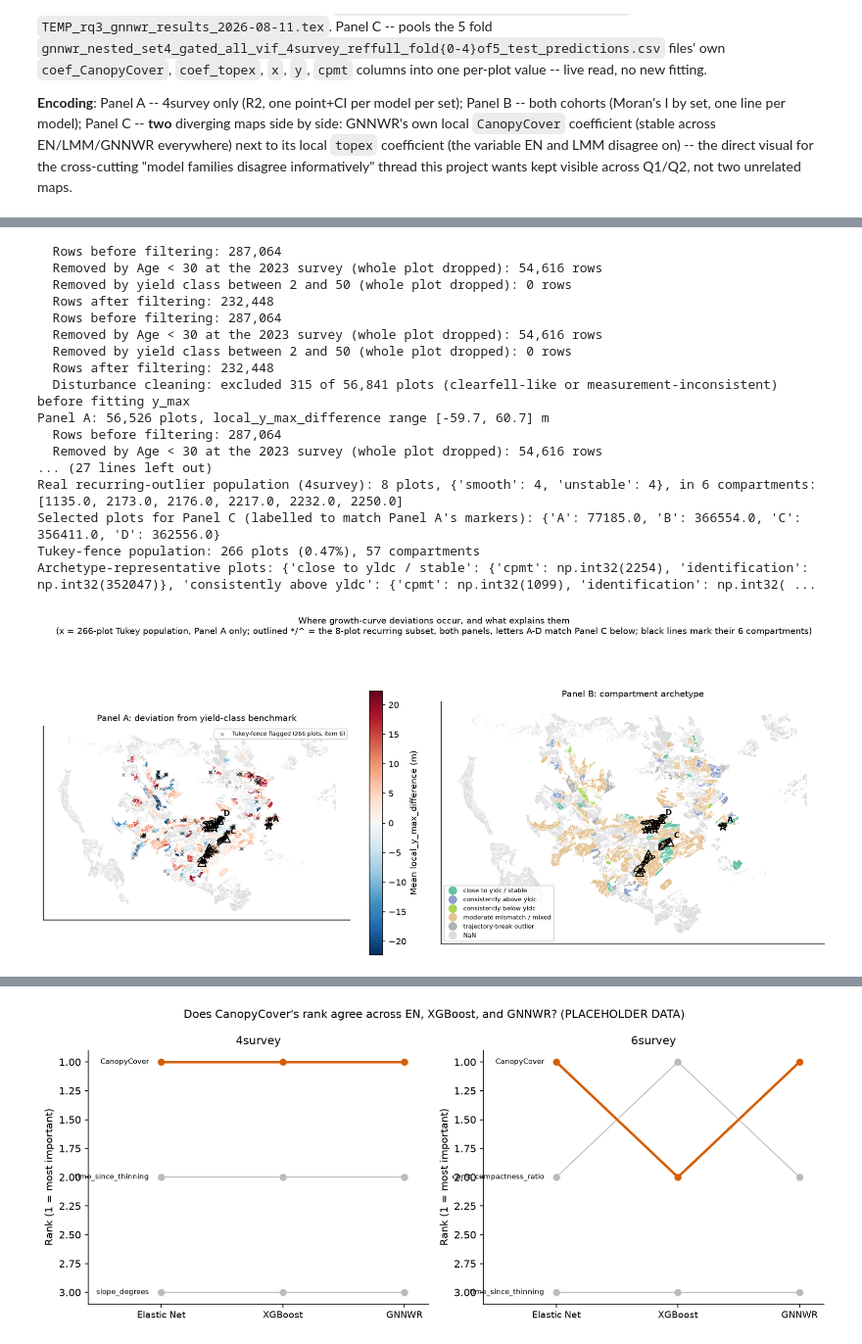
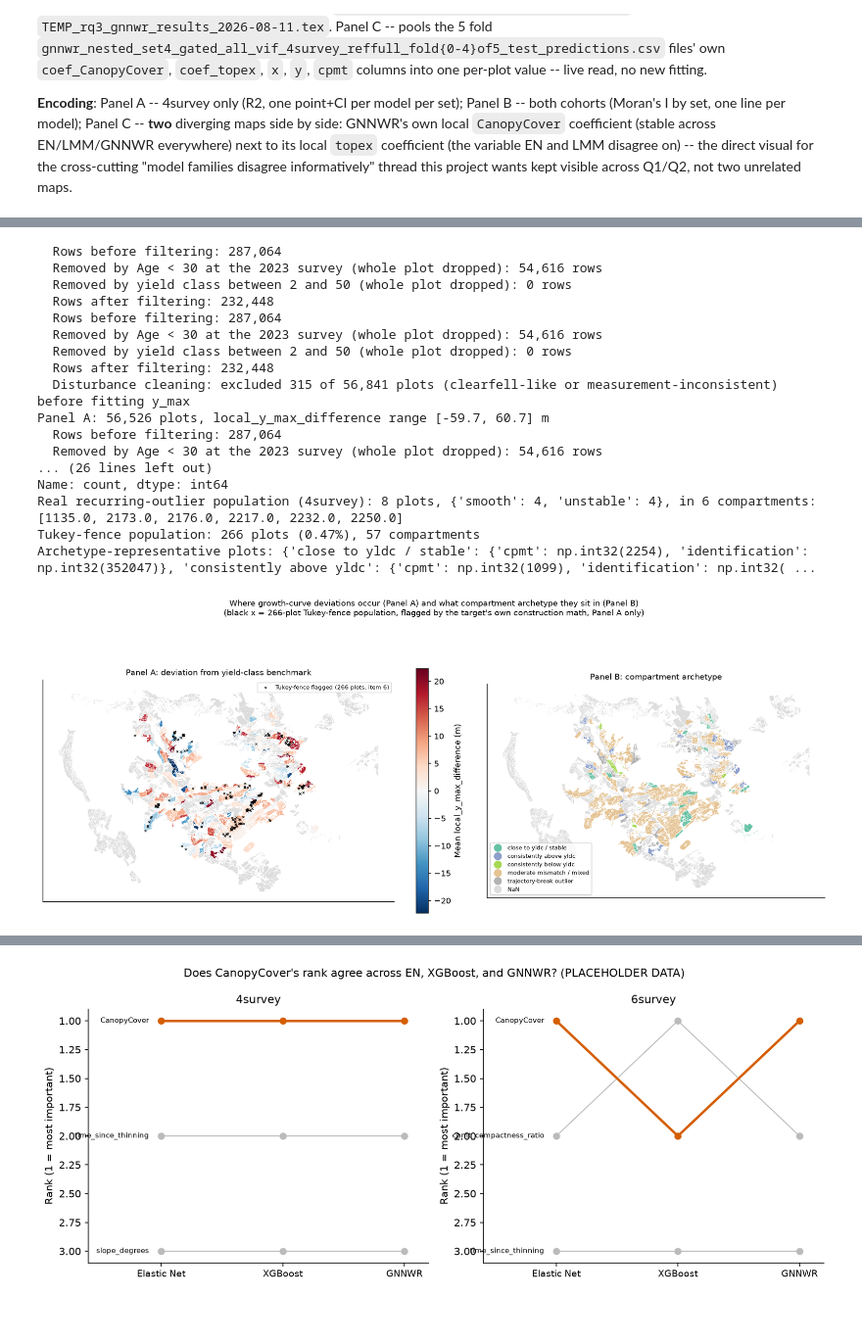
Before and after one commit to shreeyagorasia/forest_diss, a Jupyter notebook: notebooks/results_figures_q2_rq3.ipynb, the cells around one changed output, grey strips where cells are left out. Shown at 98% size. Cells and saved outputs as stored; diff of their text form; code cells hidden in the pictures; blank space fills up the shorter version.

Commit message:
new figures in notebook, and edits to draft

```diff
--- a/notebooks/results_figures_q2_rq3.ipynb
+++ b/notebooks/results_figures_q2_rq3.ipynb
@@ -316,18 +370,12 @@ print(f"Real recurring-outlier population (4survey): {len(outliers_4survey)} plo
       f"{outliers_4survey['sub_population'].value_counts().to_dict()}, "
       f"in {len(flagged_compartments)} compartments: {flagged_compartments}")
 
-# 2 smooth + 2 unstable examples (most extreme within each group) -- computed here so both the
-# map (this section) and the trajectory panel (below) mark/label the exact same 4 plots.
-smooth_examples = outliers_4survey[outliers_4survey["sub_population"] == "smooth"].sort_values(
-    "residual_range").head(2)
-unstable_examples = outliers_4survey[outliers_4survey["sub_population"] == "unstable"].sort_values(
-    "residual_range", ascending=False).head(2)
-selected_plots = list(smooth_examples["identification"]) + list(unstable_examples["identification"])
-selected_labels = ["smooth", "smooth", "unstable", "unstable"]
-panel_letters = ["A", "B", "C", "D"]
-selected_xy = pd.concat([smooth_examples, unstable_examples])[["identification", "x", "y"]].reset_index(drop=True)
-print("Selected plots for Panel C (labelled to match Panel A's markers):",
-      dict(zip(panel_letters, selected_plots)))
+# NOTE: the 8-plot recurring-outlier population (outliers_4survey, computed above) is no longer
+# drawn on the map -- 2026-08-21 feedback was that showing both it and the 266-plot Tukey
+# population on the same axes was too confusing, even after shrinking/recolouring/dropping the
+# highlighted-example markers. The map below now shows ONLY the Tukey population. outliers_4survey
+# itself is kept (unchanged) because the SHAP grid figure further down still uses the full 8-plot
+# population.
 
 # --- 266-plot Tukey-fence population (item 6) -- standard fence on y_max_fit, live-computed. ---
 y_max_fit_q1, y_max_fit_q3 = panel_a_table["y_max_fit"].quantile([0.25, 0.75])
@@ -382,71 +430,56 @@ print("Archetype-representative plots:", archetype_examples)
 Panel A: 56,526 plots, local_y_max_difference range [-59.7, 60.7] m
   Rows before filtering: 287,064
   Removed by Age < 30 at the 2023 survey (whole plot dropped): 54,616 rows
-... (27 lines left out)
+... (26 lines left out)
+Name: count, dtype: int64
 Real recurring-outlier population (4survey): 8 plots, {'smooth': 4, 'unstable': 4}, in 6 compartments: [1135.0, 2173.0, 2176.0, 2217.0, 2232.0, 2250.0]
-Selected plots for Panel C (labelled to match Panel A's markers): {'A': 77185.0, 'B': 366554.0, 'C': 356411.0, 'D': 362556.0}
 Tukey-fence population: 266 plots (0.47%), 57 compartments
 Archetype-representative plots: {'close to yldc / stable': {'cpmt': np.int32(2254), 'identification': np.int32(352047)}, 'consistently above yldc': {'cpmt': np.int32(1099), 'identification': np.int32( ...
 # %%
-fig, (ax_a, ax_b) = plt.subplots(1, 2, figsize=(13, 6.5), sharex=False, sharey=False)
+# width_ratios gives Panel A extra width -- its colorbar + legend box eat into its own map area,
+# so at equal nominal widths its actual rendered map looked smaller than Panel B's (confirmed
+# 2026-08-21 by inspecting the rendered PNG).
+fig, (ax_a, ax_b) = plt.subplots(1, 2, figsize=(14, 6.5), sharex=False, sharey=False,
+                                  gridspec_kw={"width_ratios": [1.3, 1]})
 
 # --- Panel A: deviation map, compartment-mean local_y_max_difference ---
 compartment_mean_deviation = panel_a_table.groupby("cpmt")["local_y_max_difference"].mean().reset_index()
 boundaries = load_compartment_boundaries()
 mapped_a = boundaries.merge(compartment_mean_deviation, on="cpmt", how="left")
 vmax = mapped_a["local_y_max_difference"].abs().quantile(0.98)  # robust to a handful of extreme outlier compartments
 norm = mpl.colors.TwoSlopeNorm(vcenter=0, vmin=-vmax, vmax=vmax)
 mapped_a.plot(column="local_y_max_difference", cmap=DIVERGING_CMAP, norm=norm, ax=ax_a,
               edgecolor="white", linewidth=0.2, missing_kwds={"color": "#DDDDDD"})
 sm = plt.cm.ScalarMappable(cmap=DIVERGING_CMAP, norm=norm)
 fig.colorbar(sm, ax=ax_a, shrink=0.75, label="Mean local_y_max_difference (m)")
 ax_a.set_title("Panel A: deviation from yield-class benchmark", fontsize=10)
 ax_a.set_aspect("equal"); ax_a.set_xticks([]); ax_a.set_yticks([])
 
 # --- Panel B: compartment archetype map, qualitative palette (deliberately different colour system) ---
 mapped_b = boundaries.merge(compartment_archetypes[["cpmt", "pattern"]], on="cpmt", how="left")
 mapped_b.plot(column="pattern", categorical=True, legend=True, ax=ax_b,
               edgecolor="white", linewidth=0.2, cmap="Set2",
               missing_kwds={"color": "#DDDDDD"},
               legend_kwds={"fontsize": 7, "loc": "lower left", "frameon": True})
 ax_b.set_title("Panel B: compartment archetype", fontsize=10)
 ax_b.set_aspect("equal"); ax_b.set_xticks([]); ax_b.set_yticks([])
 
-# --- Boundary lines for the 6 flagged compartments only (not all 231 -- these are exactly the
-# compartments the outlier discussion is about, so no clutter risk) ---
-flagged_boundary_polygons = boundaries[boundaries["cpmt"].isin(flagged_compartments)]
-for ax in (ax_a, ax_b):
-    flagged_boundary_polygons.boundary.plot(ax=ax, color="black", linewidth=1.0, zorder=4)
+# --- 2026-08-21 simplification: this map now shows ONLY the 266-plot Tukey-fence population
+# (item 6), in light grey, on Panel A. Everything else that used to be layered on here -- the
+# 8-plot recurring-outlier population (x's), the 2 highlighted star/triangle examples, and the
+# 6-compartment black boundary lines -- was flagged as too confusing/cluttered even after two
+# earlier decluttering passes, so it's removed from this map entirely. That population isn't
+# lost: the SHAP grid figure further down still uses the full 8-plot outliers_4survey directly. ---
+ax_a.scatter(tukey_flagged["x"], tukey_flagged["y"], marker="x", s=6, color="black",
+             linewidth=0.6, zorder=4, label=f"Tukey-fence flagged ({len(tukey_flagged)} plots, item 6)")
+ax_a.legend(fontsize=7, frameon=True, loc="upper right")
 
-# --- Layer 1: the 266-plot Tukey-fence population (item 6) -- small, light markers, Panel A only
-# (this population spans 57 compartments, too many for the boundary-line treatment below, and its
-# whole point is "scale," not a small labelled set). ---
-ax_a.scatter(tukey_flagged["x"], tukey_flagged["y"], marker="x", s=12, color="black",
-             alpha=0.5, linewidth=0.7, zorder=4,
-             label=f"Tukey-fence flagged ({len(tukey_flagged)} plots, item 6)")
-
-# --- Layer 2: the 8-plot cross-model recurring population (items 4-5) -- star=smooth,
-# triangle=unstable, prominent, on BOTH panels, still A-D labelled for Panel C below. A real
-# SUBSET of layer 1 in spirit (both flag implausible/unstable plots), not a duplicate reading --
-# see this figure's markdown cell for why they're kept distinct rather than merged. ---
-marker_by_subpop = {"smooth": "*", "unstable": "^"}
-for ax in (ax_a, ax_b):
-    for subpop, marker in marker_by_subpop.items():
-        subset = outliers_4survey[outliers_4survey["sub_population"] == subpop]
-        ax.scatter(subset["x"], subset["y"], marker=marker, s=90, facecolor="none",
-                   edgecolor="black", linewidth=1.3, zorder=5)
-    for _, row in selected_xy.iterrows():
-        letter = panel_letters[list(selected_plots).index(row["identification"])]
-        ax.annotate(letter, xy=(row["x"], row["y"]), xytext=(5, 5), textcoords="offset points",
-                    fontsize=9, fontweight="bold", zorder=6)
-
-ax_a.legend(fontsize=6.5, frameon=True, loc="upper right")
-
-fig.suptitle("Where growth-curve deviations occur, and what explains them\n"
-             "(x = 266-plot Tukey population, Panel A only; outlined */^ = the 8-plot recurring "
-             "subset, both panels, letters A-D match Panel C below; black lines mark their 6 compartments)",
+fig.suptitle("Where growth-curve deviations occur (Panel A) and what compartment archetype they "
+             "sit in (Panel B)\n"
+             "(black x = 266-plot Tukey-fence population, flagged by the target's own "
+             "construction math, Panel A only)",
              fontsize=10)
 plt.tight_layout()
 plt.show()
 # %% [output]
-[figure, old version]
+[figure, new version]
```
Also changed, not shown: parts of 17 cells of this notebook, 9 other files.
